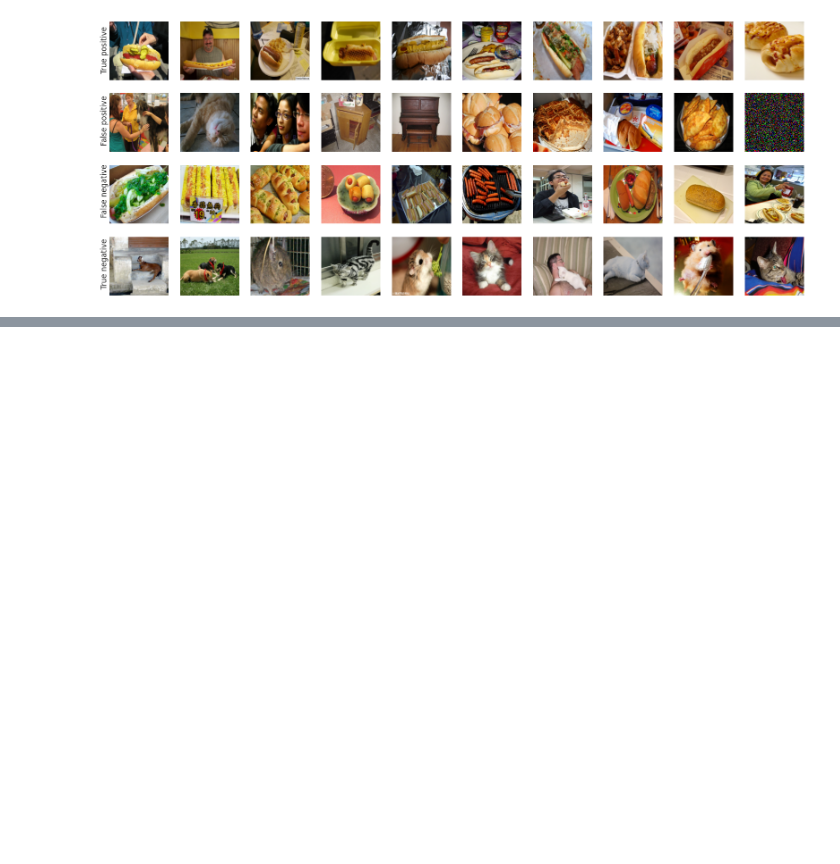
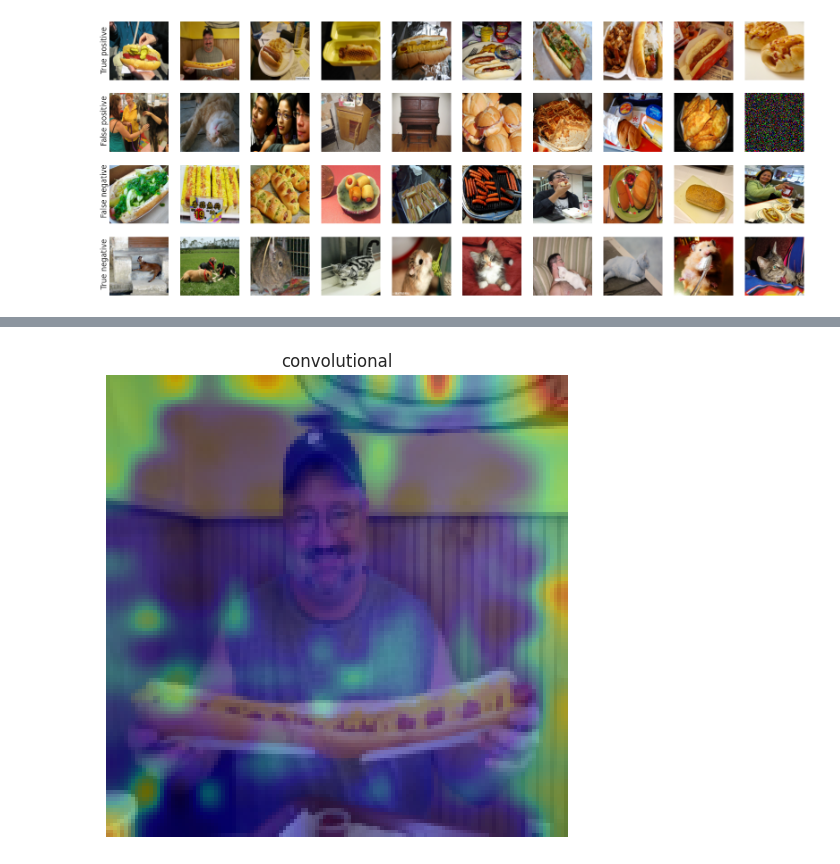
Before and after one commit to s183920/02514-Deep-Learning-In-Computer-Vision, a Jupyter notebook: hotdog/analysis.ipynb, the cells around one changed output, grey strips where cells are left out. Saved outputs shown, nothing was run; the diff lists cells and outputs as text; code cells hidden in the pictures; blank space fills up the shorter version.

```diff
--- a/hotdog/analysis.ipynb
+++ b/hotdog/analysis.ipynb
@@ -134,0 +161,32 @@ plt.show()
+# %%
+from torchcam.utils import overlay_mask
+from torchcam.methods import SmoothGradCAMpp, LayerCAM
+from torchvision.transforms.functional import normalize, resize, to_pil_image
+from PIL import Image
+
+def saliency_map(self, data, ax = None):
+    if ax is None:
+        fig, ax = plt.subplots(figsize=(8, 6))
+
+    # Set your CAM extractor
+    cam_extractor = SmoothGradCAMpp(self.model, target_layer='convolutional') # layer 4 is the last conv layer of the model
+    # cam_extractor = SmoothGradCAMpp(self.model, target_layer='fc')
+    # get your input
+    input_tensor = data[0].unsqueeze(0).to(self.device)
+
+    out = self.model(input_tensor)
+    # Retrieve the CAM by passing the class index and the model output
+    cams = cam_extractor(out.squeeze(0).argmax().item(), out)
+
+    # img = images[0]
+    # img = tp_imgs[0]
+    img = data_to_img_array(data)[0]
+    for name, cam in zip(cam_extractor.target_names, cams):
+        # result = overlay_mask(to_pil_image(img, mode = "RGB"), to_pil_image(cam.squeeze(0), mode='F'), alpha=0.5)
+        result = overlay_mask(Image.fromarray(img.astype(np.uint8)), to_pil_image(cam.squeeze(0), mode='F'), alpha=0.6)
+        plt.imshow(result); plt.axis('off'); plt.title(name); plt.show()
+    cam_extractor.remove_hooks()
+
+saliency_map(classifier, inverse_normalize(classifier.test_images["false_negative"]))
+# %% [output]
+[figure, added]
```
Also changed, not shown: parts of 8 cells of this notebook, 3 other files.
